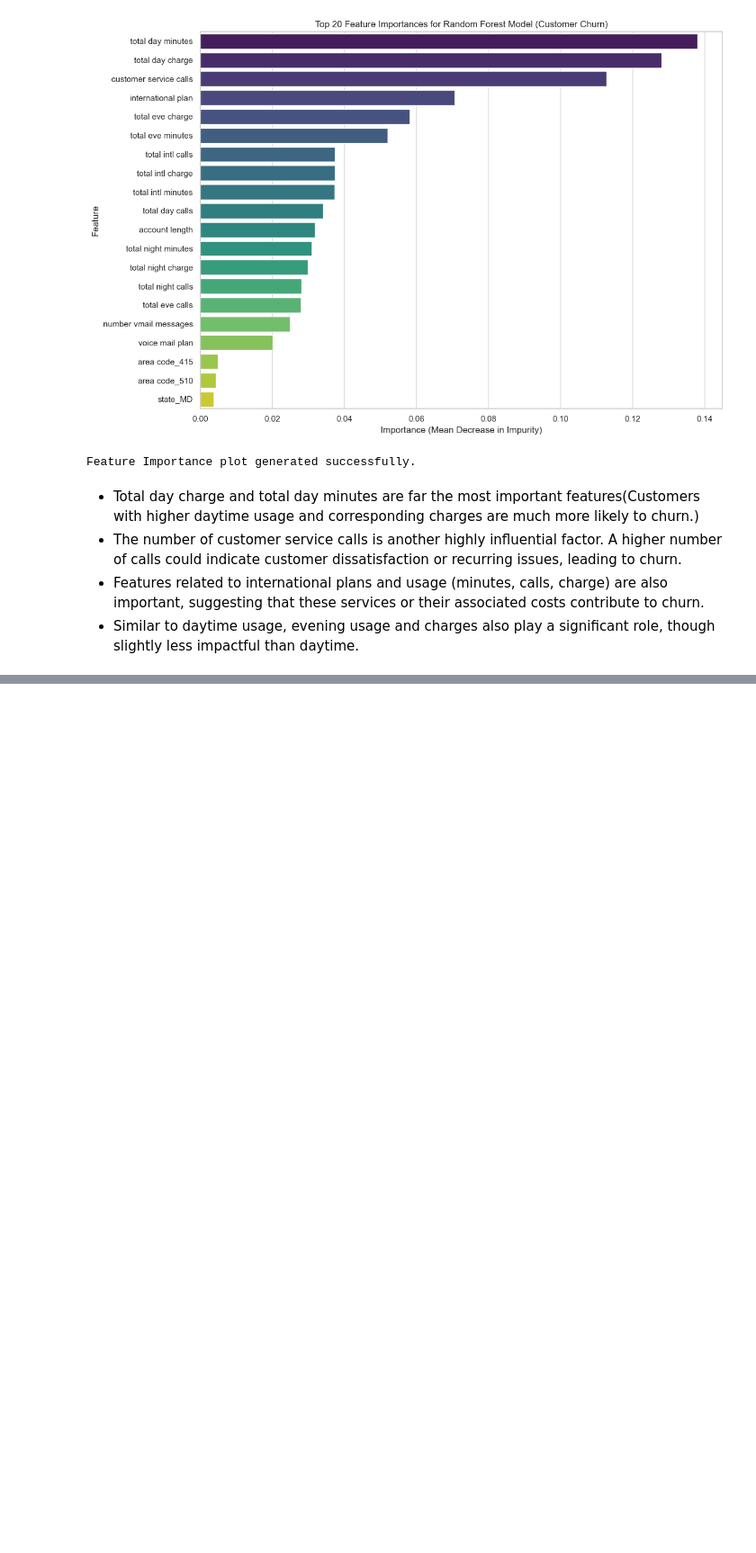
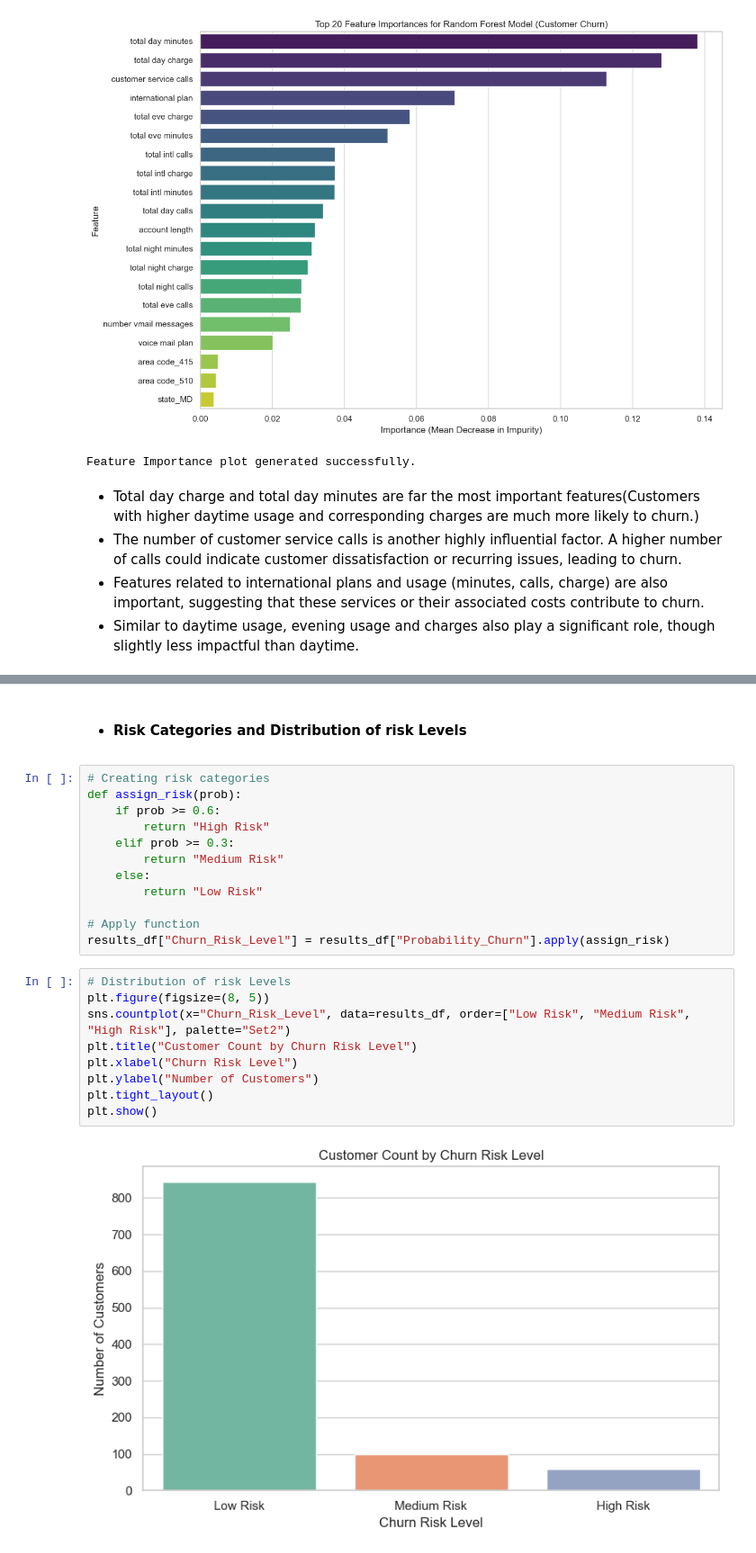
Before and after one commit to MTirop/DSF-PT11-Phase3-Project, a Jupyter notebook: Notebook.ipynb, the cells around one changed output, grey strips where cells are left out. Shown at 90% size. Drawn from its saved outputs; the diff is of its cells as text; blank space fills up the shorter version.

```diff
--- a/Notebook.ipynb
+++ b/Notebook.ipynb
@@ -784,0 +855,25 @@ Feature Importance plot generated successfully.
+# %% [markdown]
+* #### Risk Categories and Distribution of risk Levels
+# %%
+# Creating risk categories
+def assign_risk(prob):
+    if prob >= 0.6:
+        return "High Risk"
+    elif prob >= 0.3:
+        return "Medium Risk"
+    else:
+        return "Low Risk"
+
+# Apply function
+results_df["Churn_Risk_Level"] = results_df["Probability_Churn"].apply(assign_risk)
+# %%
+# Distribution of risk Levels
+plt.figure(figsize=(8, 5))
+sns.countplot(x="Churn_Risk_Level", data=results_df, order=["Low Risk", "Medium Risk", "High Risk"], palette="Set2")
+plt.title("Customer Count by Churn Risk Level")
+plt.xlabel("Churn Risk Level")
+plt.ylabel("Number of Customers")
+plt.tight_layout()
+plt.show()
+# %% [output]
+[figure, added]
```
Also changed, not shown: parts of 15 cells of this notebook, 7 other files.
